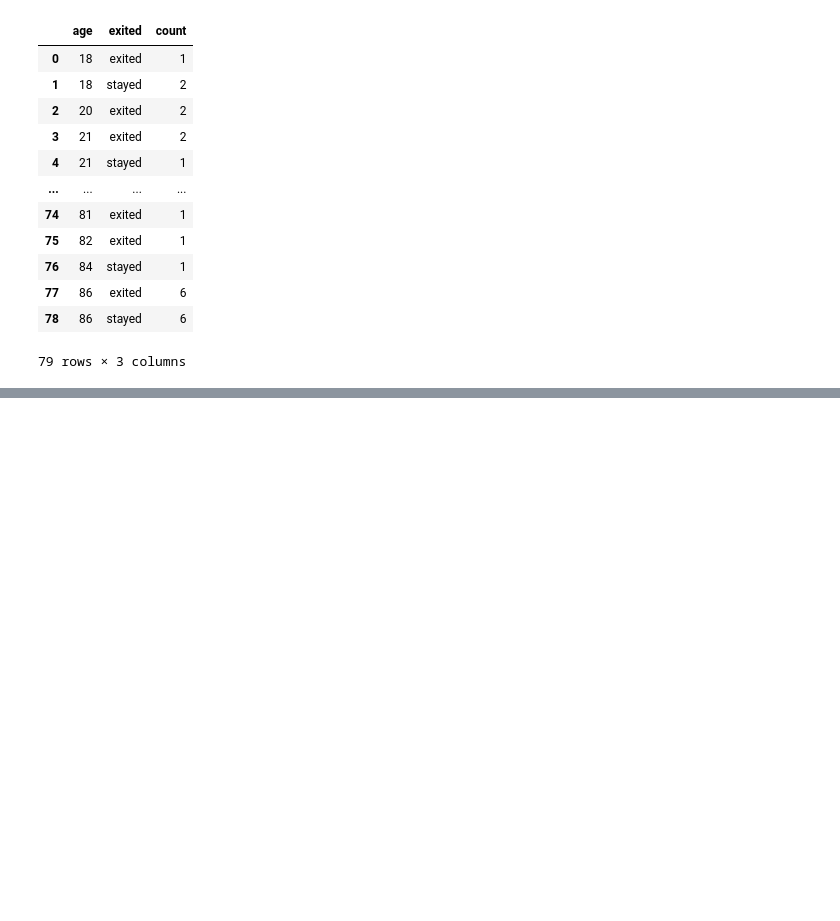
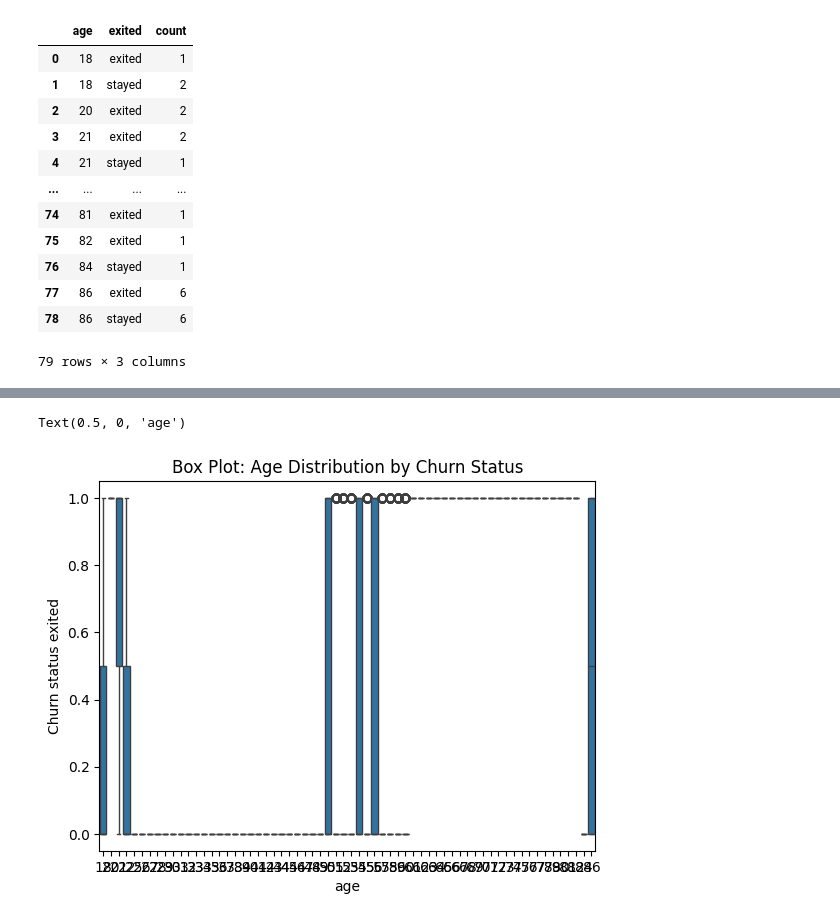
Before and after one commit to Subodhoraw/data-cleanning-, a Jupyter notebook: bank data attrition cleaning.ipynb, the cells around one changed output, grey strips where cells are left out. Drawn from its saved outputs; the diff is of its cells as text; code cells hidden in the pictures; blank space fills up the shorter version.

Commit message:
updated more churn

```diff
--- a/bank data attrition cleaning.ipynb
+++ b/bank data attrition cleaning.ipynb
@@ -771,0 +795,10 @@ age_counts
+# %%
+sns.boxplot(data=df,
+              y = 'exited',
+              x = 'age')
+plt.title("Box Plot: Age Distribution by Churn Status")
+plt.ylabel("Churn status exited")
+plt.xlabel('age')
+# %% [output]
+Text(0.5, 0, 'age')
+[figure, added]
```
Also changed, not shown: parts of 16 cells of this notebook.
